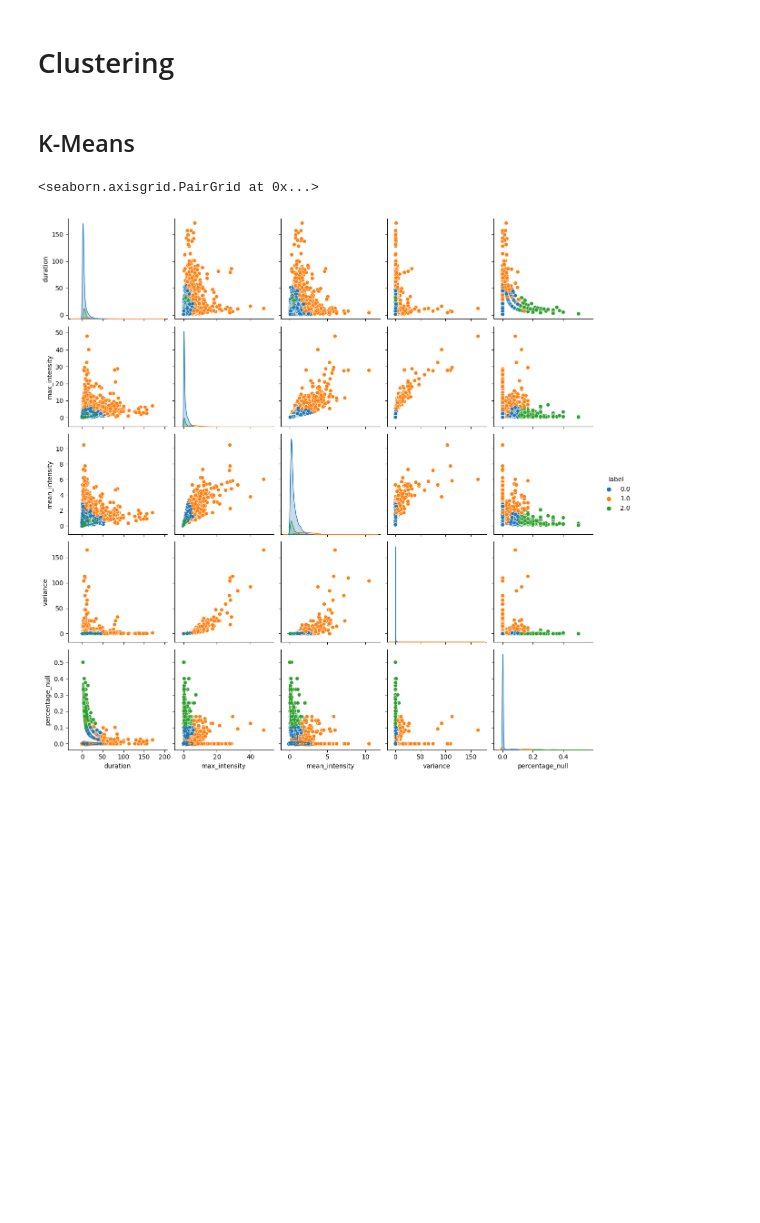
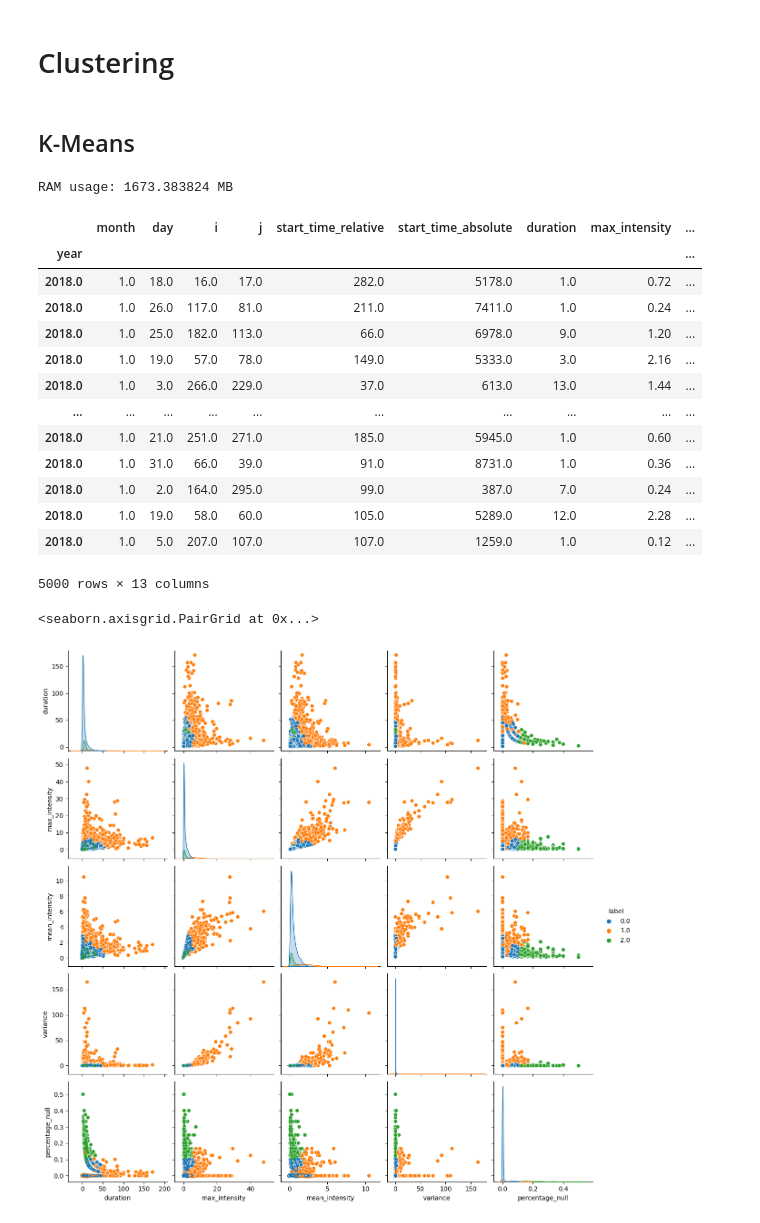
Before and after one commit to benjamin-feldman/precipitations, a Jupyter notebook: exploration.ipynb, the cells around one changed output. Saved outputs shown, nothing was run; the diff lists cells and outputs as text; code cells hidden in the pictures; blank space fills up the shorter version.

```diff
--- a/exploration.ipynb
+++ b/exploration.ipynb
@@ -126,5 +131,5 @@ df = pd.DataFrame(rows)
 df.to_csv('data/features_01_2018.csv')
 # %%
 # CHECKPOINT
-#df = pd.read_csv('data/features_01_2018.csv', index_col=0)
-df = pd.read_csv('data/features_01_2018+clustersK=3.csv', index_col=0)
+df = pd.read_csv('data/features_01_2018.csv', index_col=0)
+#df = pd.read_csv('data/features_01_2018+clustersK=3.csv', index_col=0)
@@ -157,6 +178,28 @@ df['label'] = labels
 features = ['duration', 'max_intensity', 'mean_intensity', 'variance', 'percentage_null']
 
 df_sample = df.sample(5000)
+# %%
+# show how much ram the dataframe is using
+print(f'RAM usage: {df.memory_usage(deep=True).sum() / 1e6} MB')
+# %% [output]
+RAM usage: 1673.383824 MB
+# %%
+df_sample
+# %% [output]
+|  | month | day | i | j | start_time_relative | start_time_absolute | duration | max_intensity | ... |
+| year |  |  |  |  |  |  |  |  | ... |
+| 2018.0 | 1.0 | 18.0 | 16.0 | 17.0 | 282.0 | 5178.0 | 1.0 | 0.72 | ... |
+| 2018.0 | 1.0 | 26.0 | 117.0 | 81.0 | 211.0 | 7411.0 | 1.0 | 0.24 | ... |
+| 2018.0 | 1.0 | 25.0 | 182.0 | 113.0 | 66.0 | 6978.0 | 9.0 | 1.20 | ... |
+| 2018.0 | 1.0 | 19.0 | 57.0 | 78.0 | 149.0 | 5333.0 | 3.0 | 2.16 | ... |
+| 2018.0 | 1.0 | 3.0 | 266.0 | 229.0 | 37.0 | 613.0 | 13.0 | 1.44 | ... |
+| ... | ... | ... | ... | ... | ... | ... | ... | ... | ... |
+| 2018.0 | 1.0 | 21.0 | 251.0 | 271.0 | 185.0 | 5945.0 | 1.0 | 0.60 | ... |
+| 2018.0 | 1.0 | 31.0 | 66.0 | 39.0 | 91.0 | 8731.0 | 1.0 | 0.36 | ... |
+| 2018.0 | 1.0 | 2.0 | 164.0 | 295.0 | 99.0 | 387.0 | 7.0 | 0.24 | ... |
+| 2018.0 | 1.0 | 19.0 | 58.0 | 60.0 | 105.0 | 5289.0 | 12.0 | 2.28 | ... |
+| 2018.0 | 1.0 | 5.0 | 207.0 | 107.0 | 107.0 | 1259.0 | 1.0 | 0.12 | ... |
+5000 rows × 13 columns
 # %%
 g = sns.pairplot(df_sample, hue="label", vars=features, palette='tab10')
 # %% [output]
```
Also changed, not shown: parts of 4 cells of this notebook.
